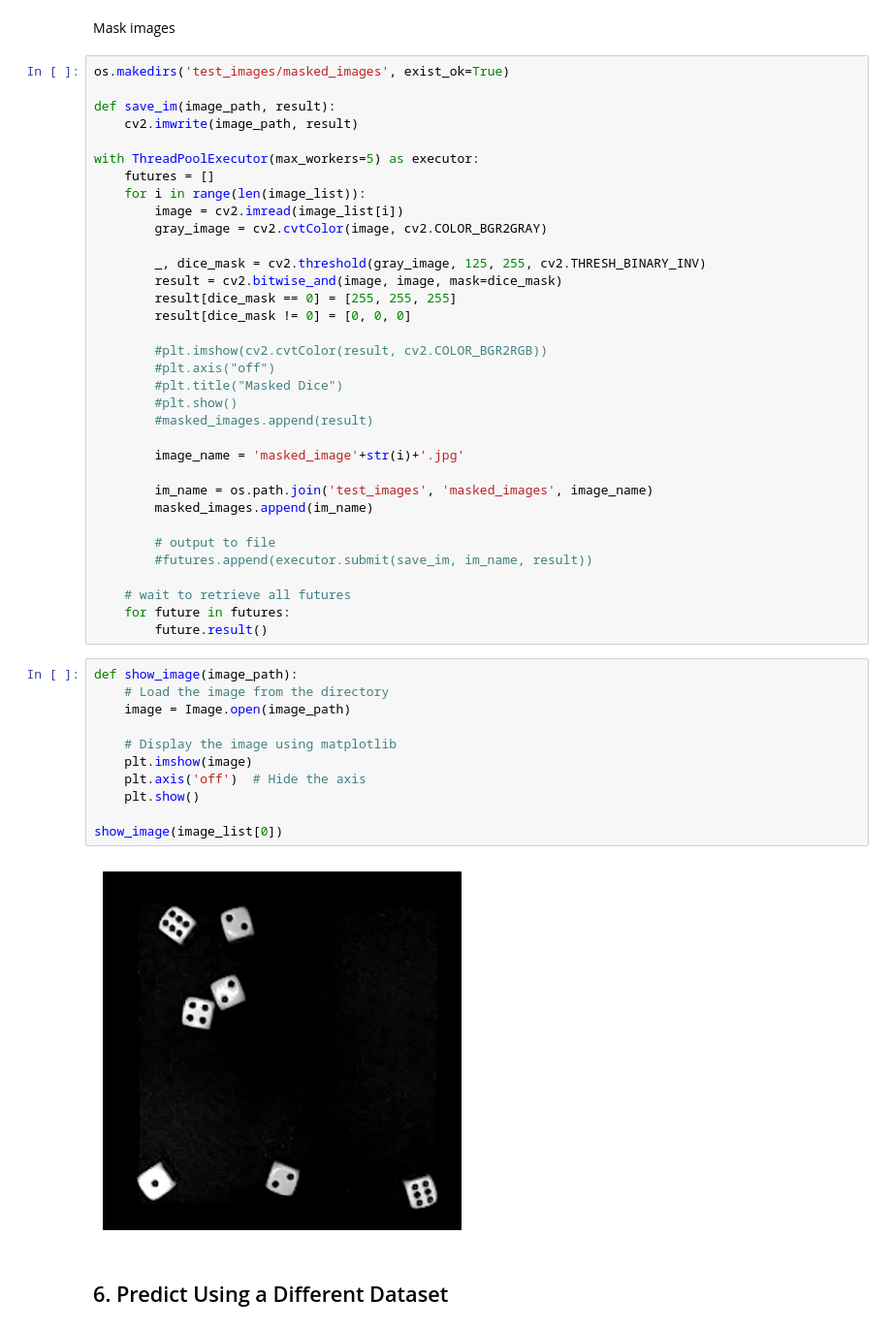
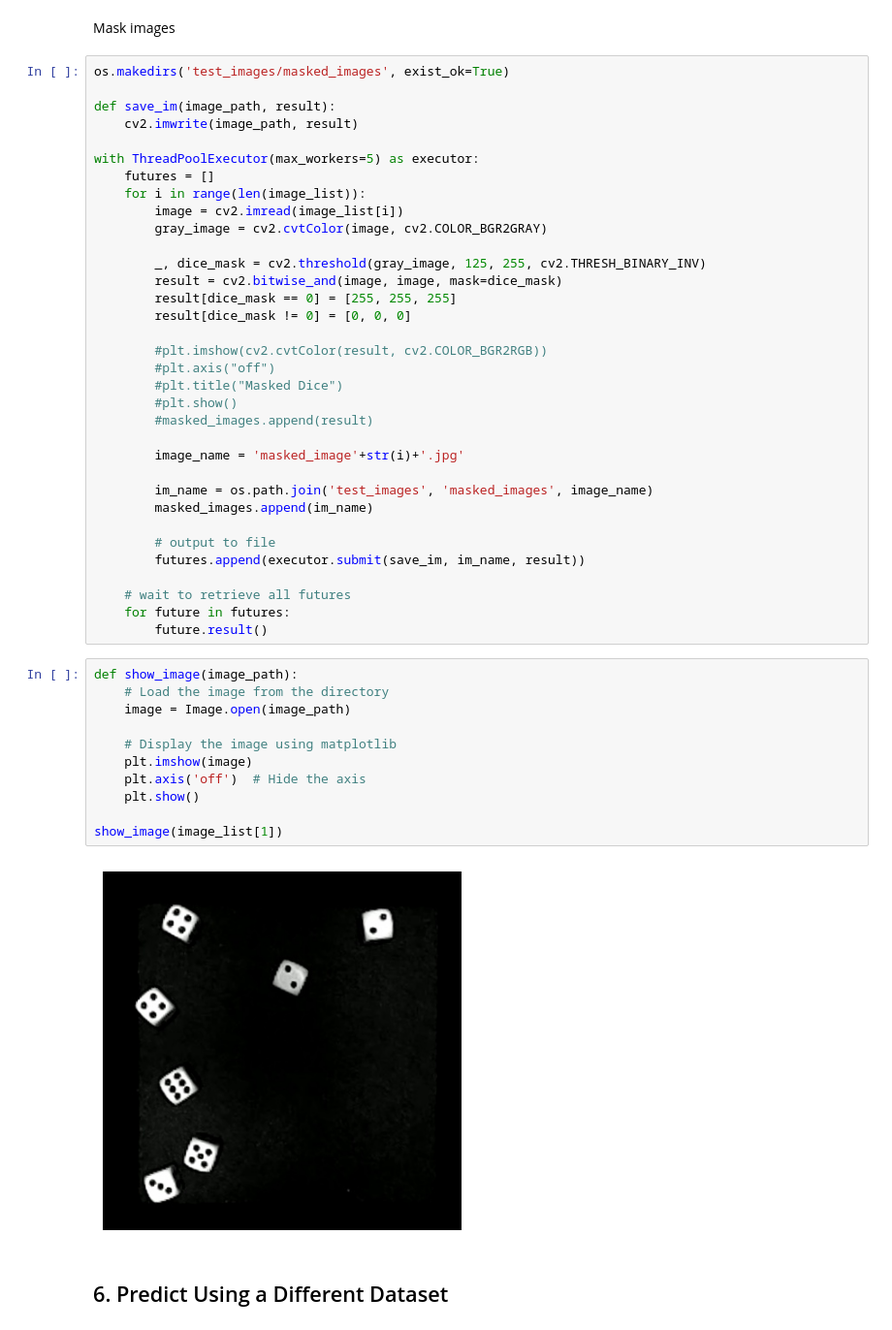
Before and after one commit to AlexLeeVT/DiceRollDetection, a Jupyter notebook: Dice_Detection.ipynb, the cells around one changed output. Shown: that part at 97% size. Cells and saved outputs as stored; diff of their text form.

```diff
--- a/Dice_Detection.ipynb
+++ b/Dice_Detection.ipynb
@@ -229,7 +233,7 @@ with ThreadPoolExecutor(max_workers=5) as executor:
         masked_images.append(im_name)
 
         # output to file
-        #futures.append(executor.submit(save_im, im_name, result))
+        futures.append(executor.submit(save_im, im_name, result))
 
     # wait to retrieve all futures
     for future in futures:
@@ -237,16 +241,16 @@ with ThreadPoolExecutor(max_workers=5) as executor:
 # %%
 def show_image(image_path):
     # Load the image from the directory
     image = Image.open(image_path)
 
     # Display the image using matplotlib
     plt.imshow(image)
     plt.axis('off')  # Hide the axis
     plt.show()
 
-show_image(image_list[0])
+show_image(image_list[1])
 # %% [output]
-[figure, old version]
+[figure, new version]
 # %% [markdown]
 ## 6. Predict Using a Different Dataset
 # %%
```
Also changed, not shown: parts of 14 cells of this notebook, 37 other files.
